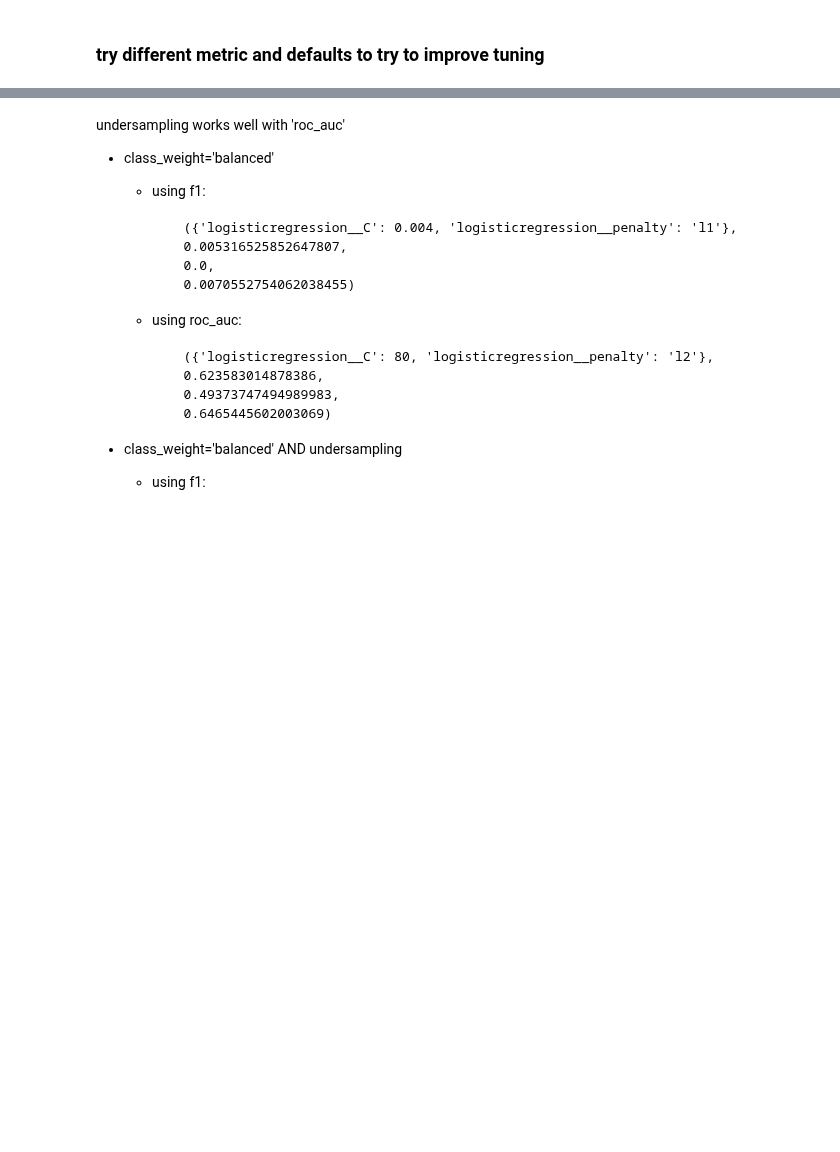
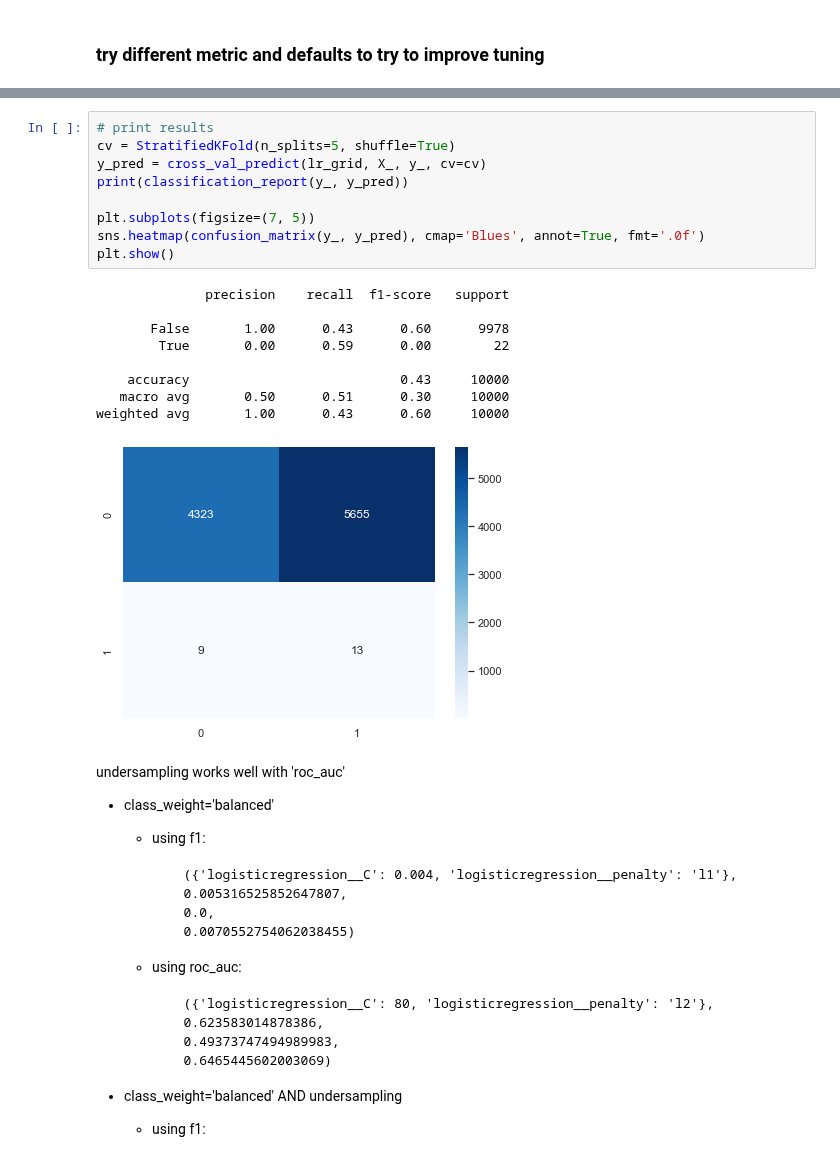
Before and after one commit to KevinCarr42/Billboard-100-Audio-Feature-Analytics, a Jupyter notebook: Kevin 820 6. Tuning Classification Models.ipynb, the cells around one changed output, grey strips where cells are left out. Saved outputs shown, nothing was run; the diff lists cells and outputs as text; blank space fills up the shorter version.

```diff
--- a/Kevin 820 6. Tuning Classification Models.ipynb
+++ b/Kevin 820 6. Tuning Classification Models.ipynb
@@ -175,3 +179,22 @@ ValueError: For multi-metric scoring, the parameter refit must be set to a score
+# %%
+# print results
+cv = StratifiedKFold(n_splits=5, shuffle=True)
+y_pred = cross_val_predict(lr_grid, X_, y_, cv=cv)
+print(classification_report(y_, y_pred))
+
+plt.subplots(figsize=(7, 5))
+sns.heatmap(confusion_matrix(y_, y_pred), cmap='Blues', annot=True, fmt='.0f')
+plt.show()
+# %% [output]
+              precision    recall  f1-score   support
+
+       False       1.00      0.43      0.60      9978
+        True       0.00      0.59      0.00        22
+
+    accuracy                           0.43     10000
+   macro avg       0.50      0.51      0.30     10000
+weighted avg       1.00      0.43      0.60     10000
+[figure, added]
 # %% [markdown]
 undersampling works well with 'roc_auc'
 
```
Also changed, not shown: parts of 1 cell of this notebook.
